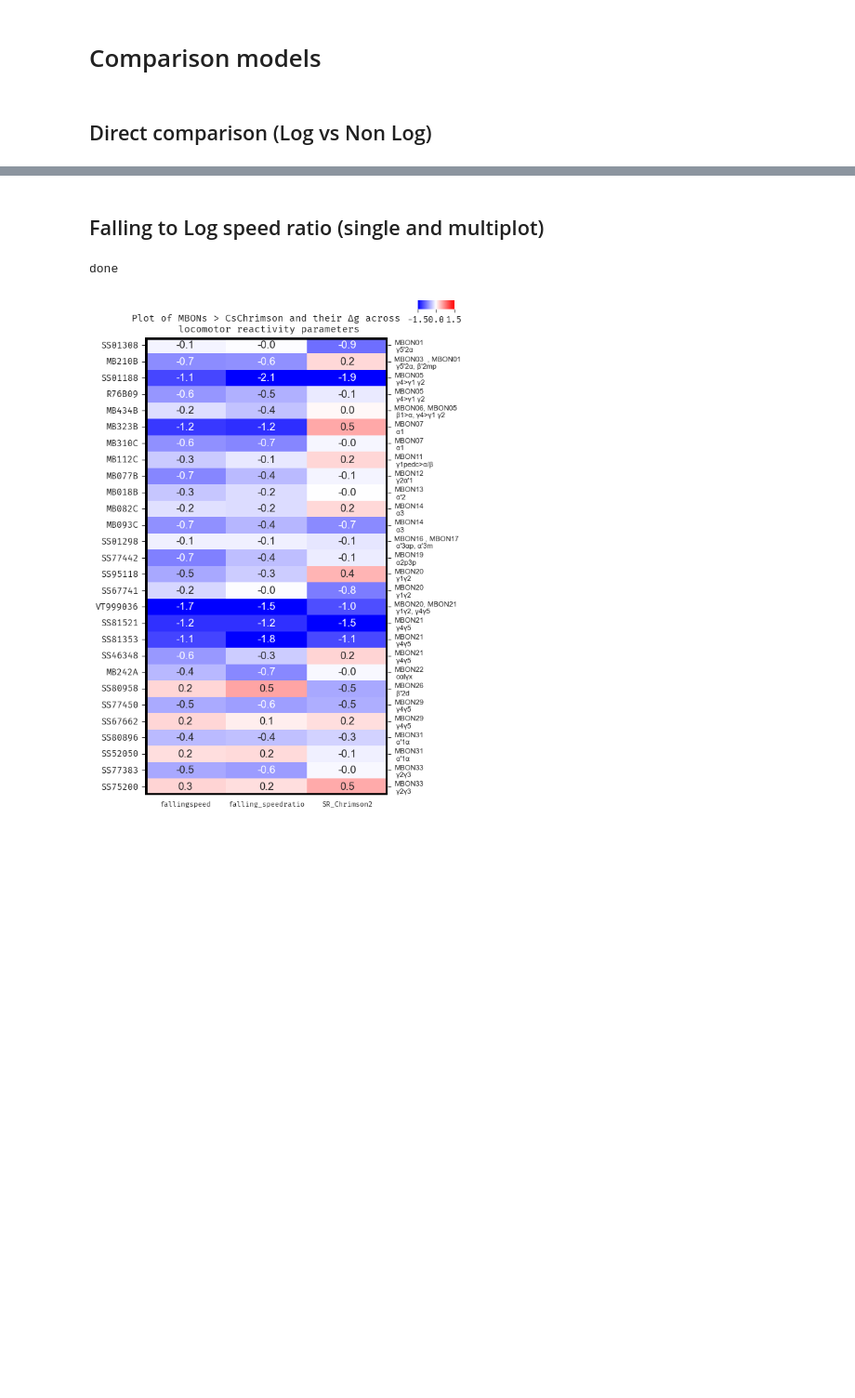
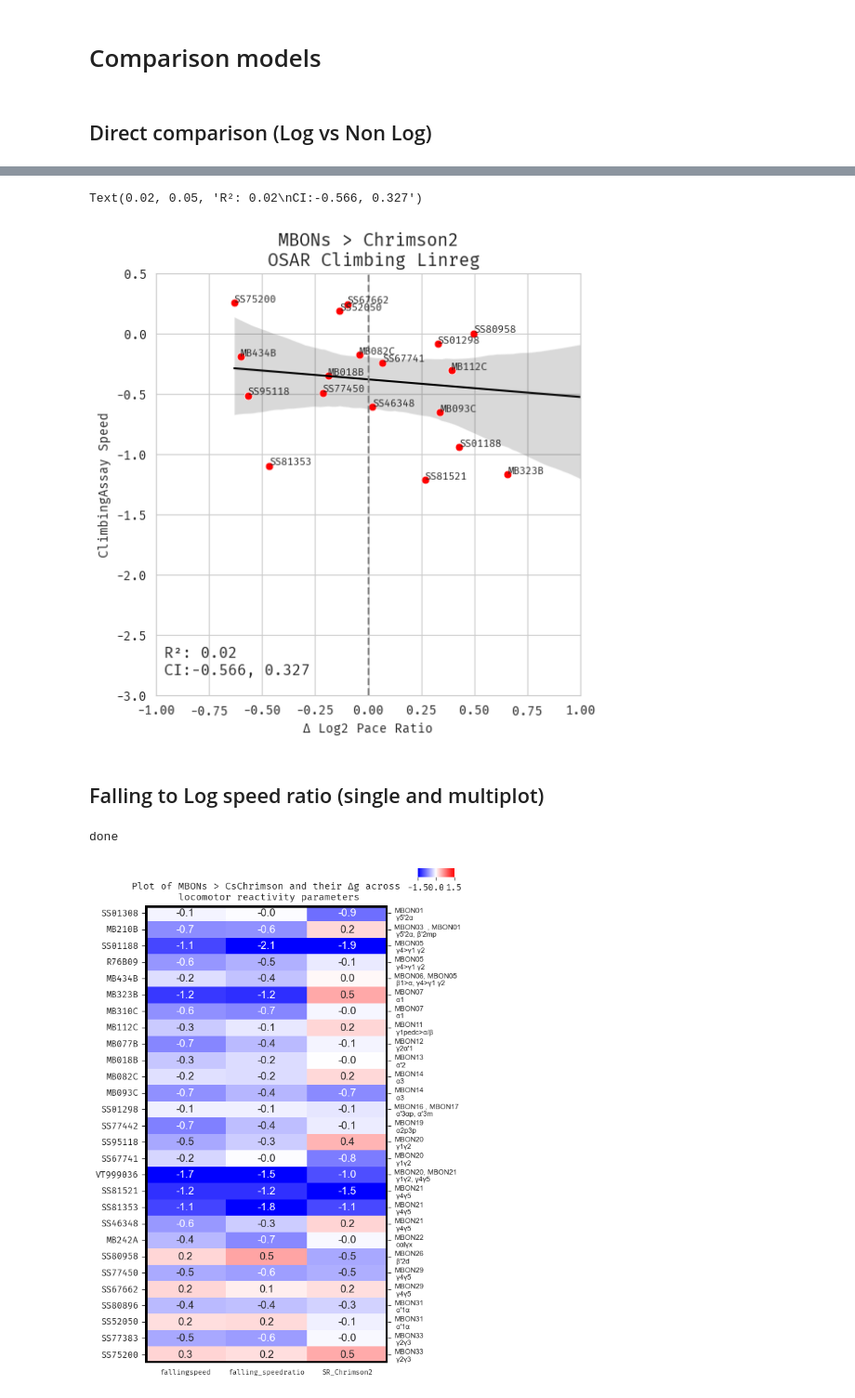
Before and after one commit to lnicole08/OSAR-Nicole-version, a Jupyter notebook: Falling-OSAR comparison.ipynb, the cells around one changed output, grey strips where cells are left out. Shown at 93% size. Saved outputs shown, nothing was run; the diff lists cells and outputs as text; code cells hidden in the pictures; blank space fills up the shorter version.

```diff
--- a/Falling-OSAR comparison.ipynb
+++ b/Falling-OSAR comparison.ipynb
@@ -462,3 +549,58 @@ fig1.tight_layout()
+# %%
+responder = "Chrimson2"
+
+plt.rcParams["font.family"] = "Fira Mono"
+
+if responder == 'Chrimson2':
+    responderrename = "CsChrimson"
+    df_specificmbon = osarmatchdf[osarmatchdf['responder']=="Chrimson2"].sort_values(by = "Δ PI", ascending=True).reset_index(drop=True)
+    colo = "red"
+
+if responder == 'ACR':
+    responderrename = "GtACR1"
+    df_specificmbon = osarmatchdf[osarmatchdf['responder']=="ACR"].sort_values(by = "Δ PI", ascending=True).reset_index(drop=True)
+    colo = "green"
+
+df_specificmbon = df_specificmbon.rename(columns={'bspeed_deltag': 'ClimbingAssay Boutspeed', 'speed_deltag': 'ClimbingAssay Speed'})
+# %%
+#only for values above magnitude of 0.2 and no VT999036
+import scipy.stats
+
+plt.rcParams["font.family"] = "Fira Mono"
+
+figosarplot, axscatter_o = plt.subplots(1,1, figsize=(6,6))
+
+df02omitteddf = omission(df_specificmbon)
+
+x_omit = "Δ Log2 Pace Ratio"
+y_omit = 'ClimbingAssay Speed'
+
+sns.regplot(x=x_omit, y=y_omit, data=df02omitteddf, ci = 95, scatter = False, line_kws={"color": "black", 'lw': 1.5})
+sns.scatterplot(x=x_omit, y=y_omit, data=df02omitteddf, s = 40, color = colo)
+
+axscatter_o.set_xlabel(x_omit)
+axscatter_o.set_ylabel(y_omit)
+axscatter_o.grid()
+axscatter_o.set_ylim([-3, 0.5])
+axscatter_o.set_xlim([-1, 1])
+axscatter_o.axvline(0, c=(.5, .5, .5), ls= '--')
+
+
+axscatter_o.set_title("MBONs > " + responder + "\n OSAR Climbing Linreg", weight = "bold", fontsize = 14)
+axscatter_o.yaxis.set_tick_params(labelbottom=True)
+
+for n, k in enumerate(df02omitteddf['MBON']):
+    axscatter_o.annotate(k, (df02omitteddf.loc[n,x_omit], df02omitteddf.loc[n,y_omit]+0.01), fontsize = 8)
+
+#chrimson2
+pearsonscorrelation_cr2 = scipy.stats.pearsonr(df02omitteddf[x_omit], df02omitteddf[y_omit]) #correlation instead of linear regression: trying to find the relationship rather than causation
+civallow_cr2 = pearsonscorrelation_cr2.confidence_interval(confidence_level=0.95)[0]
+civalhigh_cr2 = pearsonscorrelation_cr2.confidence_interval(confidence_level=0.95)[1]
+axscatter_o.annotate(f"R²: {(round(pearsonscorrelation_cr2[0],3))**2:.2f}" + "\nCI:" + str(round(civallow_cr2,3)) + ", " + str(round(civalhigh_cr2,3)), (0.02, 0.05),
+                        ha = "left", xycoords = 'axes fraction', weight = "bold", fontsize = 12)
+# %% [output]
+Text(0.02, 0.05, 'R²: 0.02\nCI:-0.566, 0.327')
+[figure, added]
 # %% [markdown]
 ## Falling to Log speed ratio (single and multiplot)
 # %%
```
Also changed, not shown: parts of 15 cells of this notebook, 1 other file.
